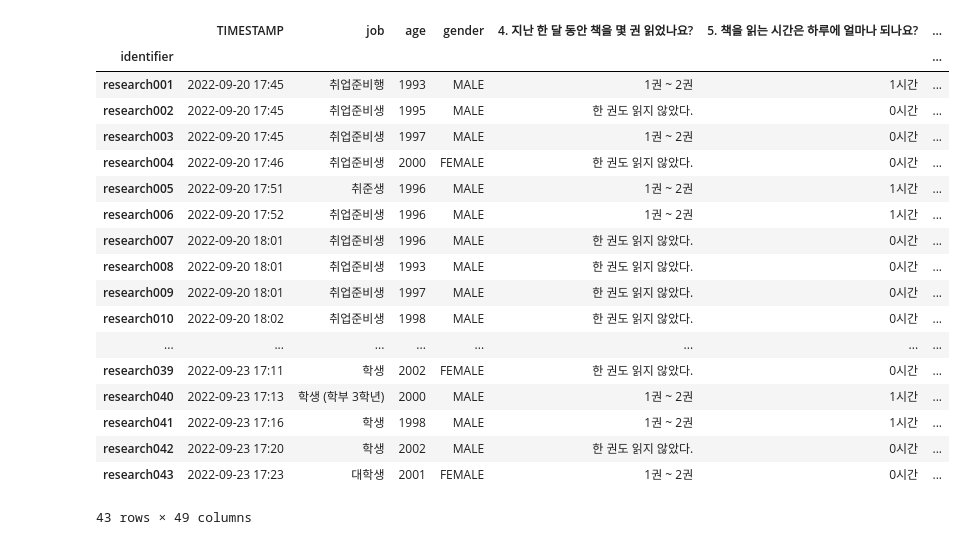
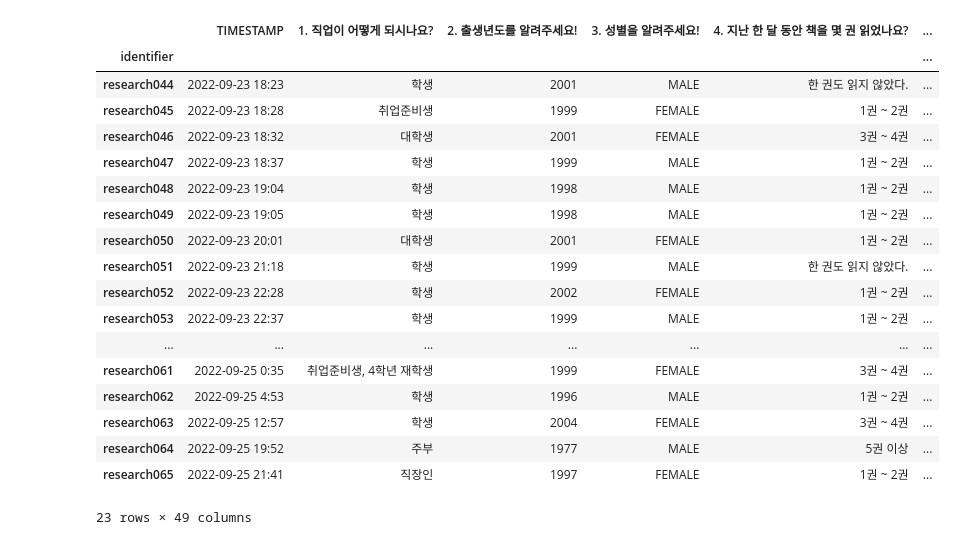
Before and after one commit to 2squarehoon/chaek_in, a Jupyter notebook: DATA/research_data_import.ipynb, the cells around one changed output. Drawn from its saved outputs; the diff is of its cells as text; code cells hidden in the pictures.

```diff
--- a/DATA/research_data_import.ipynb
+++ b/DATA/research_data_import.ipynb
@@ -14,34 +14,34 @@ import logging
 # %%
 # 데이터 불러오기 및 필요한 함수 정의
 base_src = 'Data'
 
 # user 데이터
-research_src = os.path.join(base_src, 'research_data.csv')
+research_src = os.path.join(base_src, 'research_data_02.csv')
 research = pd.read_csv(research_src,
                     sep=',',
                     encoding = 'cp949')
 research = research.set_index('identifier')
 research
 # %% [output]
-|  | TIMESTAMP | job | age | gender | 4. 지난 한 달 동안 책을 몇 권 읽었나요? | 5. 책을 읽는 시간은 하루에 얼마나 되나요? | ... |
-| identifier |  |  |  |  |  |  | ... |
-| research001 | 2022-09-20 17:45 | 취업준비행 | 1993 | MALE | 1권 ~ 2권 | 1시간 | ... |
-| research002 | 2022-09-20 17:45 | 취업준비생 | 1995 | MALE | 한 권도 읽지 않았다. | 0시간 | ... |
-| research003 | 2022-09-20 17:45 | 취업준비생 | 1997 | MALE | 1권 ~ 2권 | 0시간 | ... |
-| research004 | 2022-09-20 17:46 | 취업준비생 | 2000 | FEMALE | 한 권도 읽지 않았다. | 0시간 | ... |
-| research005 | 2022-09-20 17:51 | 취준생 | 1996 | MALE | 1권 ~ 2권 | 1시간 | ... |
-| research006 | 2022-09-20 17:52 | 취업준비생 | 1996 | MALE | 1권 ~ 2권 | 1시간 | ... |
-| research007 | 2022-09-20 18:01 | 취업준비생 | 1996 | MALE | 한 권도 읽지 않았다. | 0시간 | ... |
-| research008 | 2022-09-20 18:01 | 취업준비생 | 1993 | MALE | 한 권도 읽지 않았다. | 0시간 | ... |
-| research009 | 2022-09-20 18:01 | 취업준비생 | 1997 | MALE | 한 권도 읽지 않았다. | 0시간 | ... |
-| research010 | 2022-09-20 18:02 | 취업준비생 | 1998 | MALE | 한 권도 읽지 않았다. | 0시간 | ... |
-| ... | ... | ... | ... | ... | ... | ... | ... |
-| research039 | 2022-09-23 17:11 | 학생 | 2002 | FEMALE | 한 권도 읽지 않았다. | 0시간 | ... |
-| research040 | 2022-09-23 17:13 | 학생 (학부 3학년) | 2000 | MALE | 1권 ~ 2권 | 1시간 | ... |
-| research041 | 2022-09-23 17:16 | 학생 | 1998 | MALE | 1권 ~ 2권 | 1시간 | ... |
-| research042 | 2022-09-23 17:20 | 학생 | 2002 | MALE | 한 권도 읽지 않았다. | 0시간 | ... |
-| research043 | 2022-09-23 17:23 | 대학생 | 2001 | FEMALE | 1권 ~ 2권 | 0시간 | ... |
+|  | TIMESTAMP | 1. 직업이 어떻게 되시나요? | 2. 출생년도를 알려주세요! | 3. 성별을 알려주세요! | 4. 지난 한 달 동안 책을 몇 권 읽었나요? | ... |
+| identifier |  |  |  |  |  | ... |
+| research044 | 2022-09-23 18:23 | 학생 | 2001 | MALE | 한 권도 읽지 않았다. | ... |
+| research045 | 2022-09-23 18:28 | 취업준비생 | 1999 | FEMALE | 1권 ~ 2권 | ... |
+| research046 | 2022-09-23 18:32 | 대학생 | 2001 | FEMALE | 3권 ~ 4권 | ... |
+| research047 | 2022-09-23 18:37 | 학생 | 1999 | MALE | 1권 ~ 2권 | ... |
+| research048 | 2022-09-23 19:04 | 학생 | 1998 | MALE | 1권 ~ 2권 | ... |
+| research049 | 2022-09-23 19:05 | 학생 | 1998 | MALE | 1권 ~ 2권 | ... |
+| research050 | 2022-09-23 20:01 | 대학생 | 2001 | FEMALE | 1권 ~ 2권 | ... |
+| research051 | 2022-09-23 21:18 | 학생 | 1999 | MALE | 한 권도 읽지 않았다. | ... |
+| research052 | 2022-09-23 22:28 | 학생 | 2002 | FEMALE | 1권 ~ 2권 | ... |
+| research053 | 2022-09-23 22:37 | 학생 | 1999 | MALE | 1권 ~ 2권 | ... |
+| ... | ... | ... | ... | ... | ... | ... |
+| research061 | 2022-09-25 0:35 | 취업준비생, 4학년 재학생 | 1999 | FEMALE | 3권 ~ 4권 | ... |
+| research062 | 2022-09-25 4:53 | 학생 | 1996 | MALE | 1권 ~ 2권 | ... |
+| research063 | 2022-09-25 12:57 | 학생 | 2004 | FEMALE | 3권 ~ 4권 | ... |
+| research064 | 2022-09-25 19:52 | 주부 | 1977 | MALE | 5권 이상 | ... |
+| research065 | 2022-09-25 21:41 | 직장인 | 1997 | FEMALE | 1권 ~ 2권 | ... |
-43 rows × 49 columns
+23 rows × 49 columns
 # %%
 #   db 연결
 def dbconnect():
```
Also changed, not shown: parts of 11 cells of this notebook.
